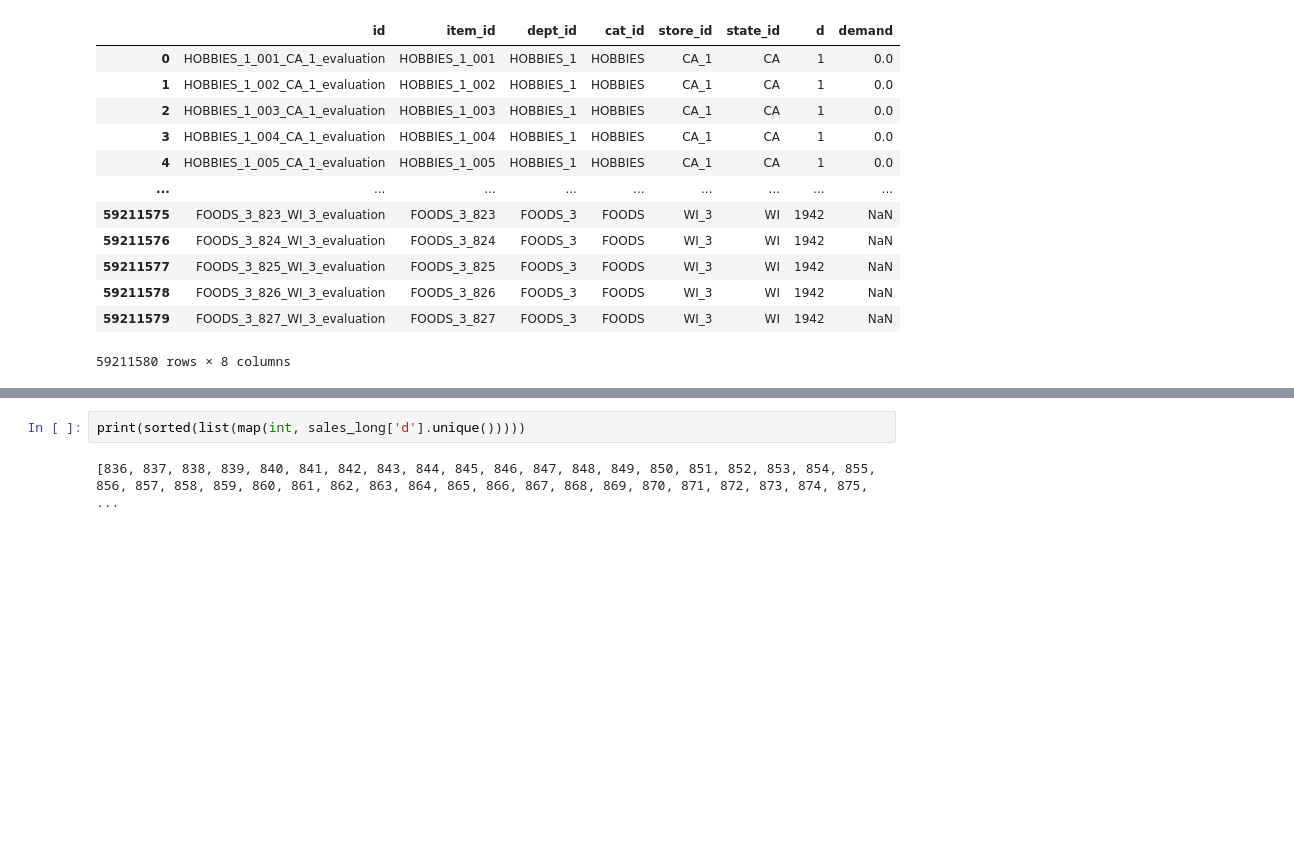
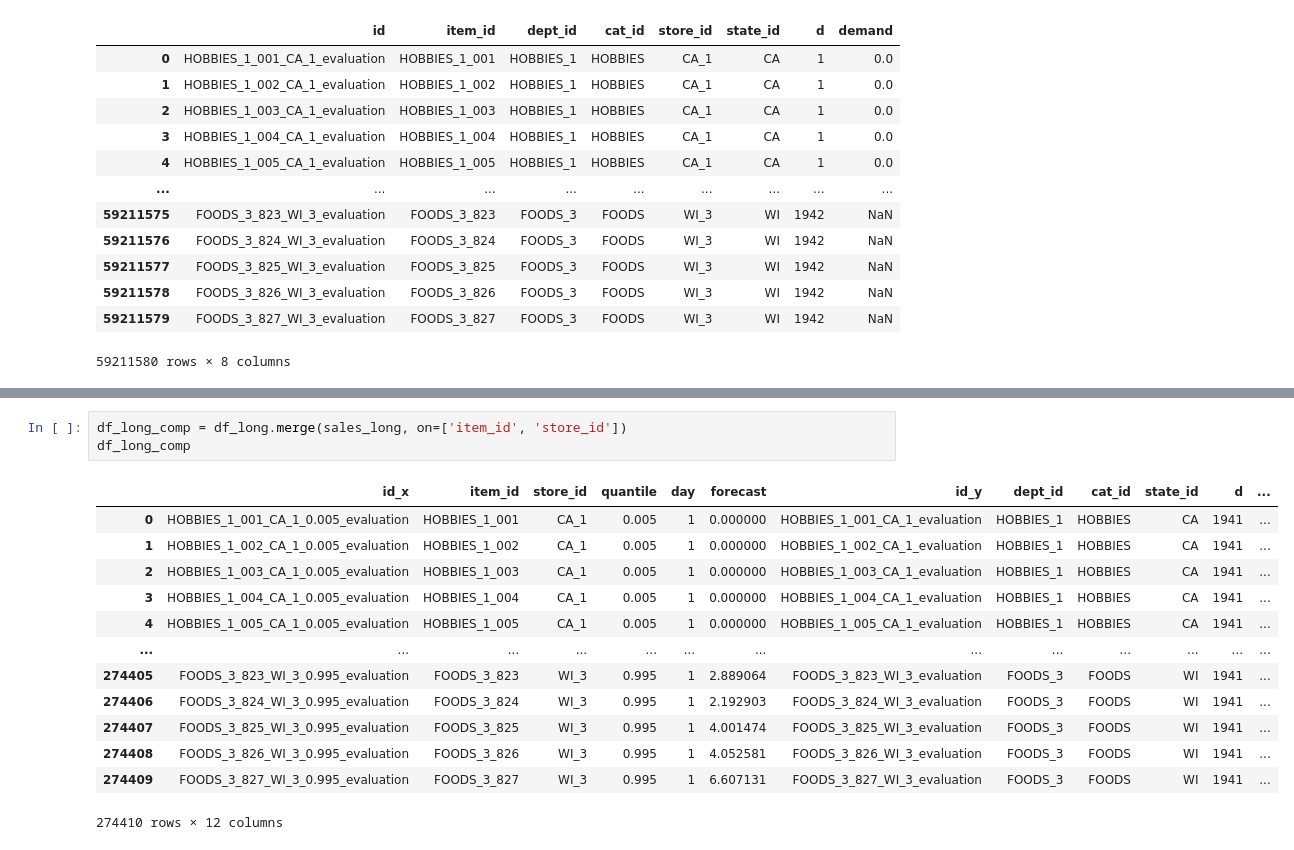
Before and after one commit to ujohn33/dgbm-paper, a Jupyter notebook: notebooks/check_ARIMA.ipynb, the cells around one changed output, grey strips where cells are left out. Saved outputs shown, nothing was run; the diff lists cells and outputs as text; blank space fills up the shorter version.

```diff
--- a/notebooks/check_ARIMA.ipynb
+++ b/notebooks/check_ARIMA.ipynb
@@ -171,4 +177,17 @@ sales_long
-# %%
-print(sorted(list(map(int, sales_long['d'].unique()))))
-# %% [output]
-[836, 837, 838, 839, 840, 841, 842, 843, 844, 845, 846, 847, 848, 849, 850, 851, 852, 853, 854, 855, 856, 857, 858, 859, 860, 861, 862, 863, 864, 865, 866, 867, 868, 869, 870, 871, 872, 873, 874, 875, ...
+# %%
+df_long_comp = df_long.merge(sales_long, on=['item_id', 'store_id'])
+df_long_comp
+# %% [output]
+|  | id_x | item_id | store_id | quantile | day | forecast | id_y | dept_id | cat_id | state_id | d | ... |
+| 0 | HOBBIES_1_001_CA_1_0.005_evaluation | HOBBIES_1_001 | CA_1 | 0.005 | 1 | 0.000000 | HOBBIES_1_001_CA_1_evaluation | HOBBIES_1 | HOBBIES | CA | 1941 | ... |
+| 1 | HOBBIES_1_002_CA_1_0.005_evaluation | HOBBIES_1_002 | CA_1 | 0.005 | 1 | 0.000000 | HOBBIES_1_002_CA_1_evaluation | HOBBIES_1 | HOBBIES | CA | 1941 | ... |
+| 2 | HOBBIES_1_003_CA_1_0.005_evaluation | HOBBIES_1_003 | CA_1 | 0.005 | 1 | 0.000000 | HOBBIES_1_003_CA_1_evaluation | HOBBIES_1 | HOBBIES | CA | 1941 | ... |
+| 3 | HOBBIES_1_004_CA_1_0.005_evaluation | HOBBIES_1_004 | CA_1 | 0.005 | 1 | 0.000000 | HOBBIES_1_004_CA_1_evaluation | HOBBIES_1 | HOBBIES | CA | 1941 | ... |
+| 4 | HOBBIES_1_005_CA_1_0.005_evaluation | HOBBIES_1_005 | CA_1 | 0.005 | 1 | 0.000000 | HOBBIES_1_005_CA_1_evaluation | HOBBIES_1 | HOBBIES | CA | 1941 | ... |
+| ... | ... | ... | ... | ... | ... | ... | ... | ... | ... | ... | ... | ... |
+| 274405 | FOODS_3_823_WI_3_0.995_evaluation | FOODS_3_823 | WI_3 | 0.995 | 1 | 2.889064 | FOODS_3_823_WI_3_evaluation | FOODS_3 | FOODS | WI | 1941 | ... |
+| 274406 | FOODS_3_824_WI_3_0.995_evaluation | FOODS_3_824 | WI_3 | 0.995 | 1 | 2.192903 | FOODS_3_824_WI_3_evaluation | FOODS_3 | FOODS | WI | 1941 | ... |
+| 274407 | FOODS_3_825_WI_3_0.995_evaluation | FOODS_3_825 | WI_3 | 0.995 | 1 | 4.001474 | FOODS_3_825_WI_3_evaluation | FOODS_3 | FOODS | WI | 1941 | ... |
+| 274408 | FOODS_3_826_WI_3_0.995_evaluation | FOODS_3_826 | WI_3 | 0.995 | 1 | 4.052581 | FOODS_3_826_WI_3_evaluation | FOODS_3 | FOODS | WI | 1941 | ... |
+| 274409 | FOODS_3_827_WI_3_0.995_evaluation | FOODS_3_827 | WI_3 | 0.995 | 1 | 6.607131 | FOODS_3_827_WI_3_evaluation | FOODS_3 | FOODS | WI | 1941 | ... |
+274410 rows × 12 columns
```
Also changed, not shown: parts of 6 cells of this notebook, 5 other files.
